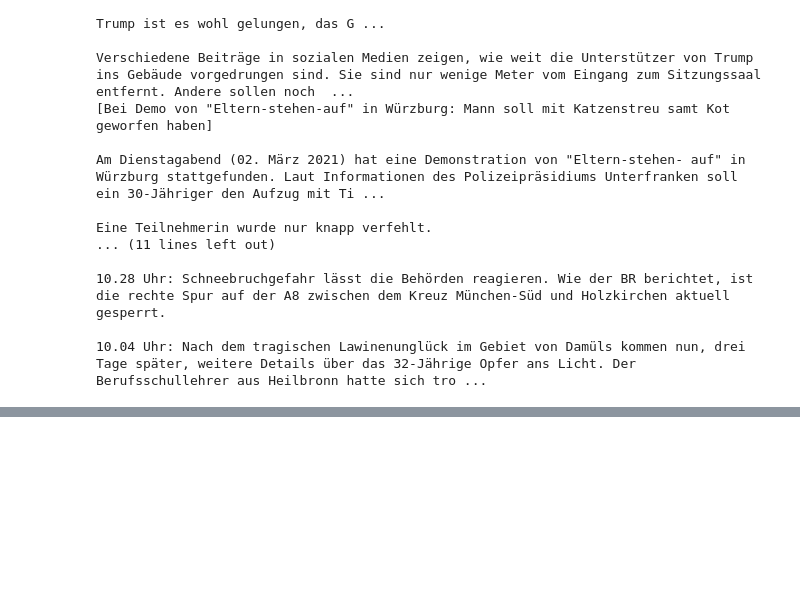
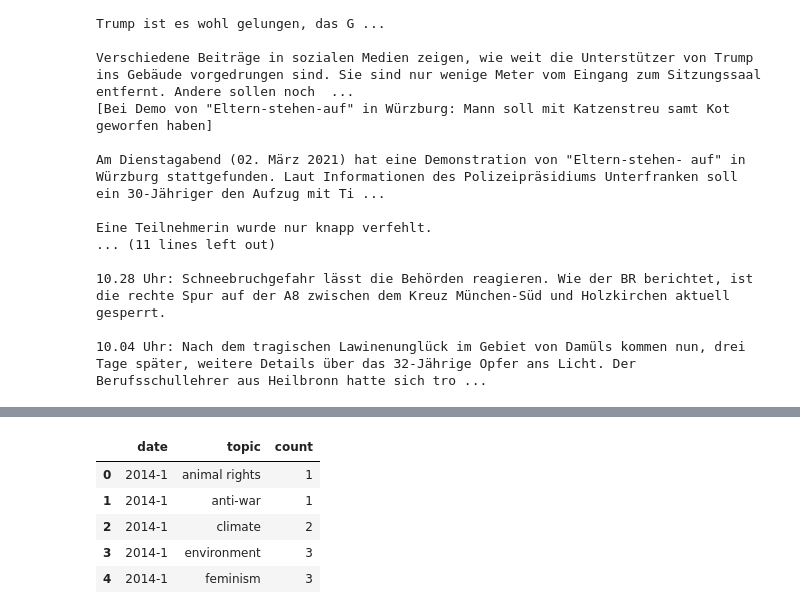
Before and after one commit to davidpomerenke/protest-impact, a Jupyter notebook: docs/notes/02-13-association.ipynb, the cells around one changed output, grey strips where cells are left out. Saved outputs shown, nothing was run; the diff lists cells and outputs as text; code cells hidden in the pictures; blank space fills up the shorter version.

Commit message:
Plot protest topic timelines

```diff
--- a/docs/notes/02-13-association.ipynb
+++ b/docs/notes/02-13-association.ipynb
@@ -155,3 +155,23 @@ Eine Teilnehmerin wurde nur knapp verfehlt.
 with open(project_root / "data" / "protest" / "protest_news_predicted.jsonl", "w") as f:
     for article in protest_news:
         f.write(json.dumps(article) + "\n")
+# %%
+# plot timeline of articles per topic
+import pandas as pd
+from dateutil import parser
+
+common_topics = [k for k, v in topic_counts.most_common(15)]
+
+data = []
+for article in protest_news:
+    date = parser.parse(article["date"], yearfirst=True, dayfirst=False)
+    yearquarter = f"{date.year}-{(date.month // 3)*3}"
+    yearmonth = f"{date.year}-{date.month}"
+    if date.year < 2014:
+        continue
+    for topic in article["topics"]:
+        # if topic not in common_topics:
+        #     continue
+        data.append({"date": yearmonth, "topic": topic})
+df = pd.DataFrame(data)
+df.head()
@@ -157,0 +185,11 @@ with open(project_root / "data" / "protest" / "protest_news_predicted.jsonl", "w
+# %%
+# aggregate by month
+df = df.groupby(["date", "topic"]).size().reset_index(name="count")
+df.head()
+# %% [output]
+|  | date | topic | count |
+| 0 | 2014-1 | animal rights | 1 |
+| 1 | 2014-1 | anti-war | 1 |
+| 2 | 2014-1 | climate | 2 |
+| 3 | 2014-1 | environment | 3 |
+| 4 | 2014-1 | feminism | 3 |
```
Also changed, not shown: parts of 3 cells of this notebook.
